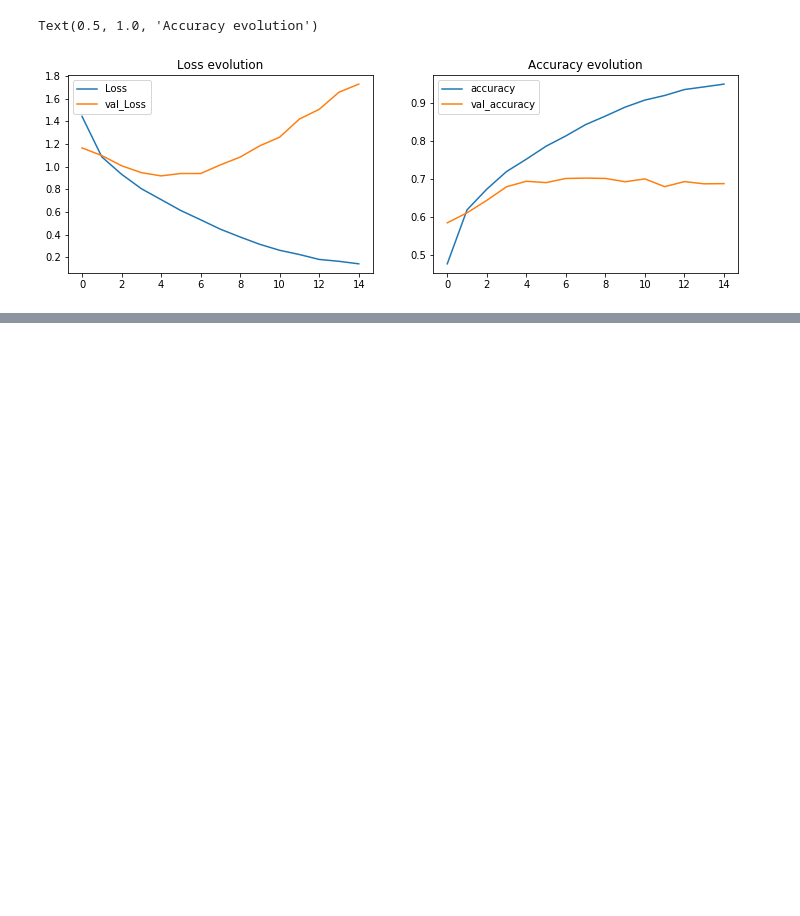
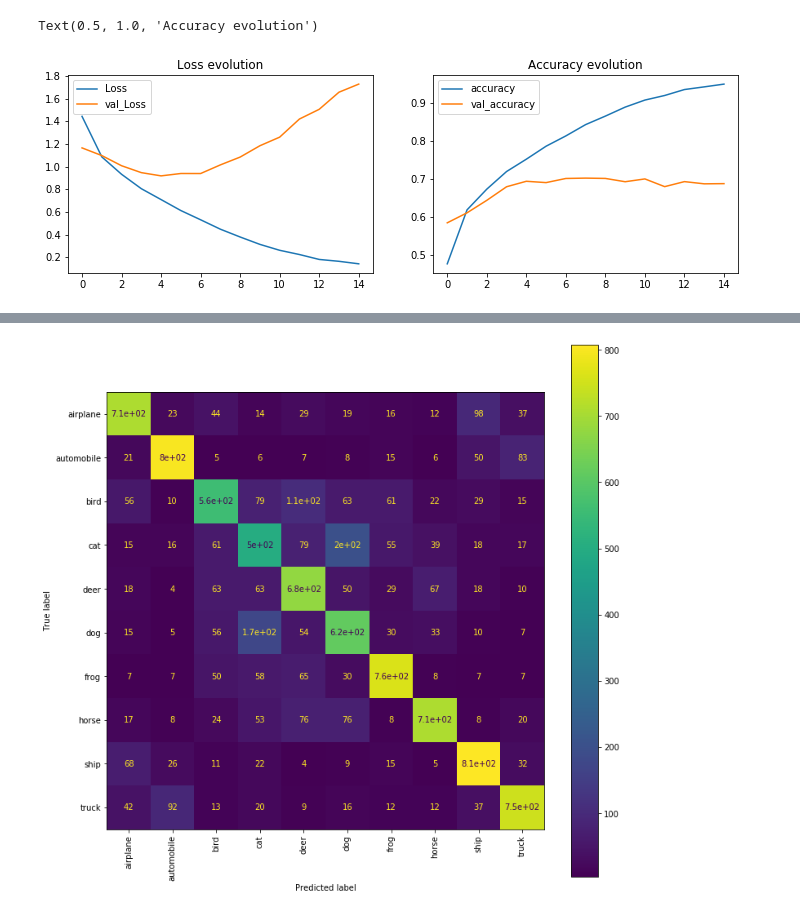
Before and after one commit to fares-ds/Cifar-10_Image_Classification_Using_CNNs, a Jupyter notebook: Cifar_10_image_classification_using_cnn.ipynb, the cells around one changed output, grey strips where cells are left out. Drawn from its saved outputs; the diff is of its cells as text; code cells hidden in the pictures; blank space fills up the shorter version.

Commit message:
Model Evaluation ==> confusion_matrix, classification_report

```diff
--- a/Cifar_10_image_classification_using_cnn.ipynb
+++ b/Cifar_10_image_classification_using_cnn.ipynb
@@ -167,0 +172,20 @@ Test Accuracy : 0.689
+# %%
+from sklearn.metrics import classification_report, confusion_matrix
+
+y_pred = model.predict_classes(X_test)
+
+cm = confusion_matrix(y_test, y_pred)
+# %%
+from sklearn.metrics import ConfusionMatrixDisplay
+
+disp = ConfusionMatrixDisplay(confusion_matrix=cm,
+                              display_labels=labels)
+
+
+# NOTE: Fill all variables here with default values of the plot_confusion_matrix
+fig, ax = plt.subplots(figsize=(12, 12))
+disp = disp.plot(xticks_rotation='vertical', ax=ax)
+
+plt.show()
+# %% [output]
+[figure, added]
```
Also changed, not shown: parts of 5 cells of this notebook.
